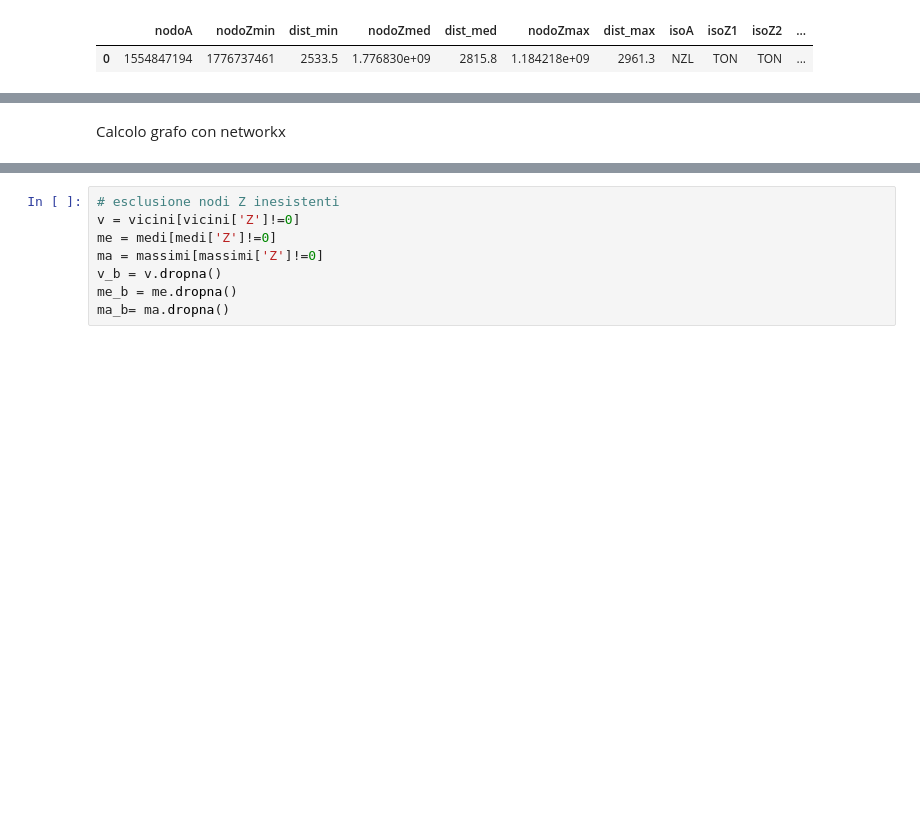
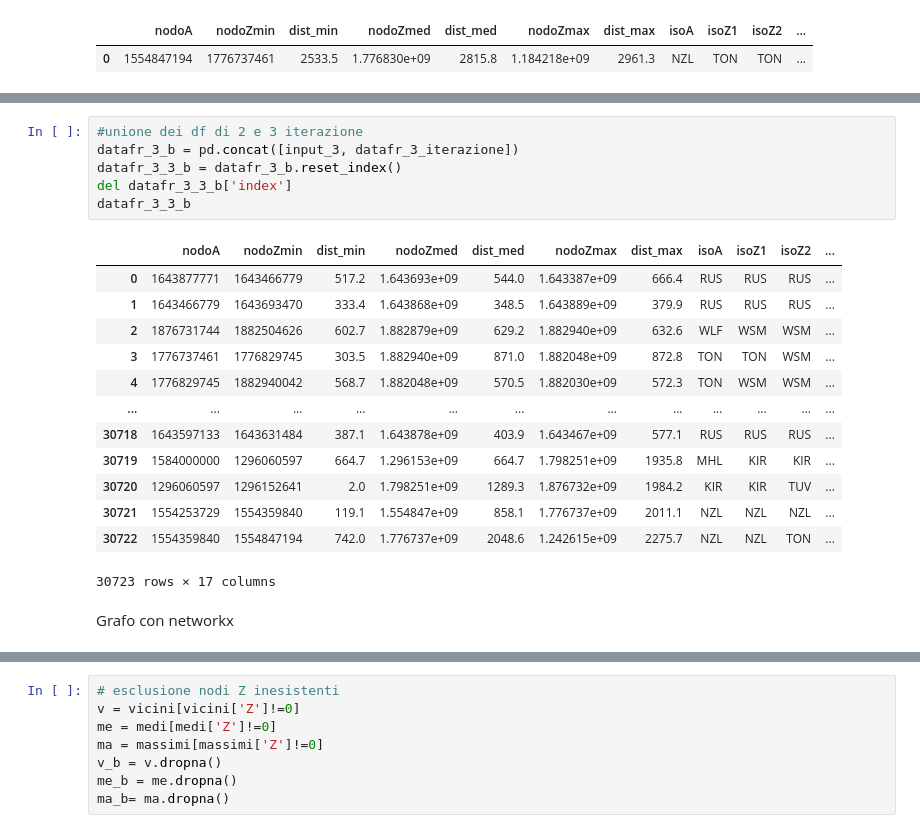
Before and after one commit to mikelenato/P8-Il-giro-del-mondo-in-80-giorni, a Jupyter notebook: grafo.ipynb, the cells around one changed output, grey strips where cells are left out. Cells and saved outputs as stored; diff of their text form; blank space fills up the shorter version.

Commit message:
Calcolo delle tre città più vicine

```diff
--- a/grafo.ipynb
+++ b/grafo.ipynb
@@ -664,3 +869,23 @@ datafr_tutti_finale
+# %%
+#unione dei df di 2 e 3 iterazione
+datafr_3_b = pd.concat([input_3, datafr_3_iterazione])
+datafr_3_3_b = datafr_3_b.reset_index()
+del datafr_3_3_b['index']
+datafr_3_3_b
+# %% [output]
+|  | nodoA | nodoZmin | dist_min | nodoZmed | dist_med | nodoZmax | dist_max | isoA | isoZ1 | isoZ2 | ... |
+| 0 | 1643877771 | 1643466779 | 517.2 | 1.643693e+09 | 544.0 | 1.643387e+09 | 666.4 | RUS | RUS | RUS | ... |
+| 1 | 1643466779 | 1643693470 | 333.4 | 1.643868e+09 | 348.5 | 1.643889e+09 | 379.9 | RUS | RUS | RUS | ... |
+| 2 | 1876731744 | 1882504626 | 602.7 | 1.882879e+09 | 629.2 | 1.882940e+09 | 632.6 | WLF | WSM | WSM | ... |
+| 3 | 1776737461 | 1776829745 | 303.5 | 1.882940e+09 | 871.0 | 1.882048e+09 | 872.8 | TON | TON | WSM | ... |
+| 4 | 1776829745 | 1882940042 | 568.7 | 1.882048e+09 | 570.5 | 1.882030e+09 | 572.3 | TON | WSM | WSM | ... |
+| ... | ... | ... | ... | ... | ... | ... | ... | ... | ... | ... | ... |
+| 30718 | 1643597133 | 1643631484 | 387.1 | 1.643878e+09 | 403.9 | 1.643467e+09 | 577.1 | RUS | RUS | RUS | ... |
+| 30719 | 1584000000 | 1296060597 | 664.7 | 1.296153e+09 | 664.7 | 1.798251e+09 | 1935.8 | MHL | KIR | KIR | ... |
+| 30720 | 1296060597 | 1296152641 | 2.0 | 1.798251e+09 | 1289.3 | 1.876732e+09 | 1984.2 | KIR | KIR | TUV | ... |
+| 30721 | 1554253729 | 1554359840 | 119.1 | 1.554847e+09 | 858.1 | 1.776737e+09 | 2011.1 | NZL | NZL | NZL | ... |
+| 30722 | 1554359840 | 1554847194 | 742.0 | 1.776737e+09 | 2048.6 | 1.242615e+09 | 2275.7 | NZL | NZL | TON | ... |
+30723 rows × 17 columns
 # %% [markdown]
-Calcolo grafo con networkx
+Grafo con networkx
 # %%
```
Also changed, not shown: parts of 36 cells of this notebook.
